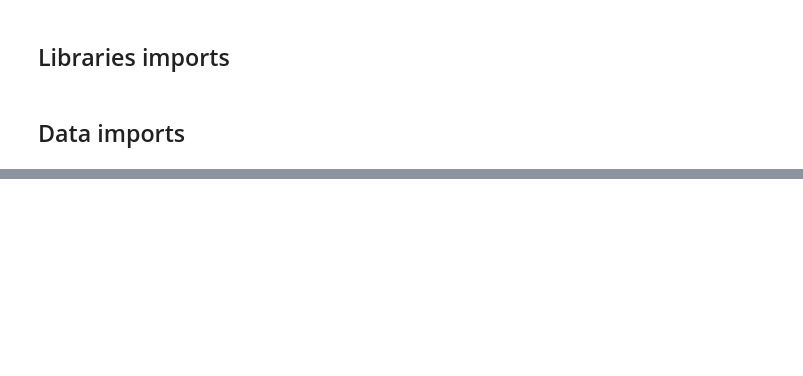
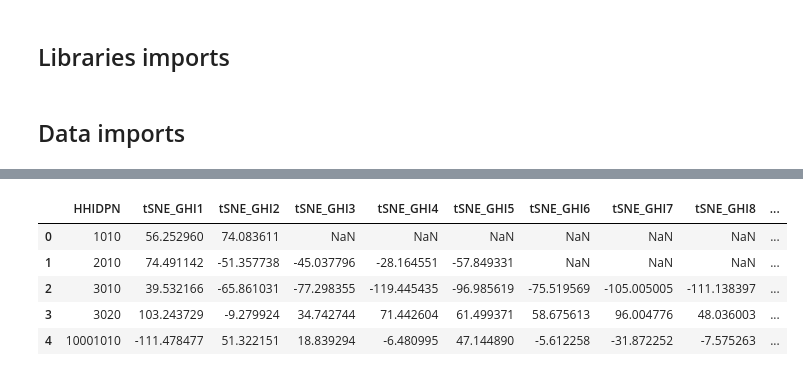
Before and after one commit to jveillon/Projet_Statapp, a Jupyter notebook: health_index_tries/file_01_tSNE_tests.ipynb, the cells around one changed output, grey strips where cells are left out. Saved outputs shown, nothing was run; the diff lists cells and outputs as text; code cells hidden in the pictures; blank space fills up the shorter version.

```diff
--- a/health_index_tries/file_01_tSNE_tests.ipynb
+++ b/health_index_tries/file_01_tSNE_tests.ipynb
@@ -150,0 +127,9 @@ plt.show()
+# %%
+data_global_health_index.head()
+# %% [output]
+|  | HHIDPN | tSNE_GHI1 | tSNE_GHI2 | tSNE_GHI3 | tSNE_GHI4 | tSNE_GHI5 | tSNE_GHI6 | tSNE_GHI7 | tSNE_GHI8 | ... |
+| 0 | 1010 | 56.252960 | 74.083611 | NaN | NaN | NaN | NaN | NaN | NaN | ... |
+| 1 | 2010 | 74.491142 | -51.357738 | -45.037796 | -28.164551 | -57.849331 | NaN | NaN | NaN | ... |
+| 2 | 3010 | 39.532166 | -65.861031 | -77.298355 | -119.445435 | -96.985619 | -75.519569 | -105.005005 | -111.138397 | ... |
+| 3 | 3020 | 103.243729 | -9.279924 | 34.742744 | 71.442604 | 61.499371 | 58.675613 | 96.004776 | 48.036003 | ... |
+| 4 | 10001010 | -111.478477 | 51.322151 | 18.839294 | -6.480995 | 47.144890 | -5.612258 | -31.872252 | -7.575263 | ... |
```
Also changed, not shown: parts of 28 cells of this notebook.
